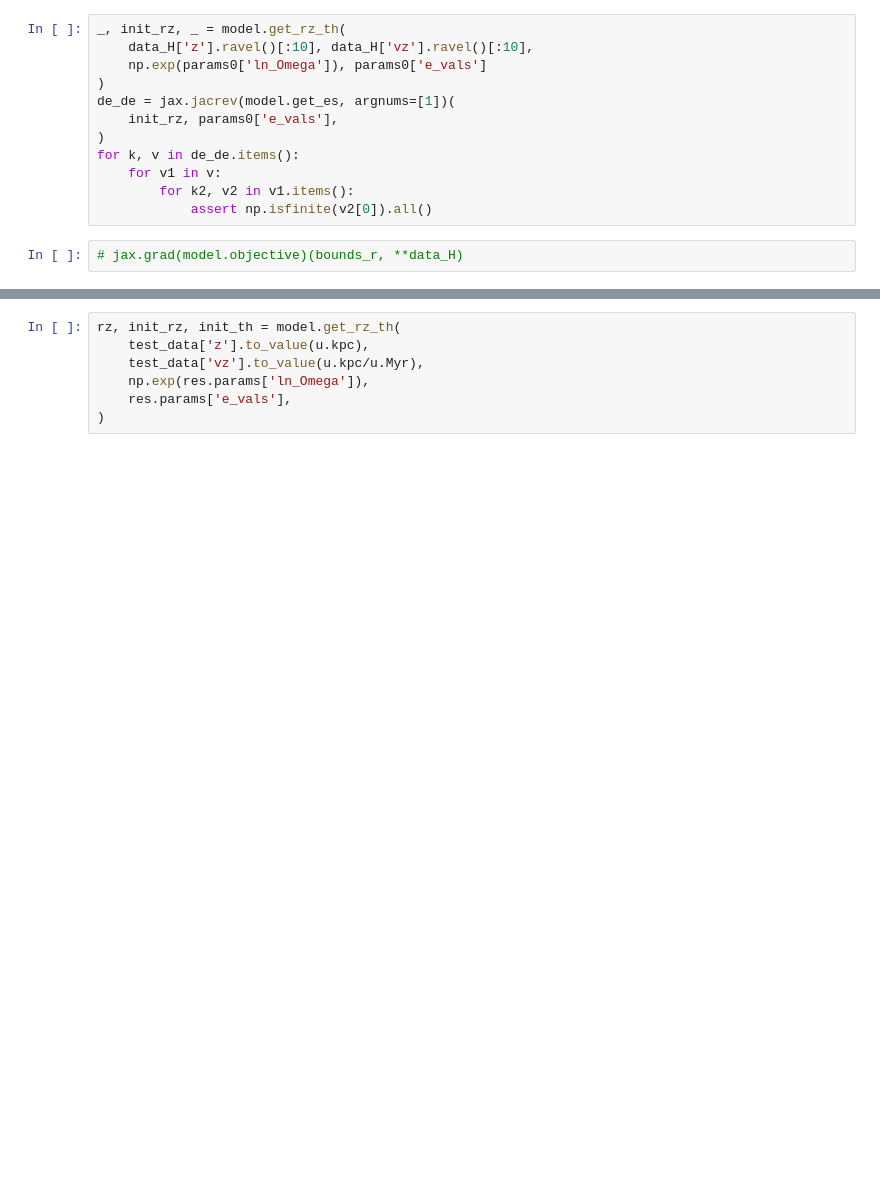
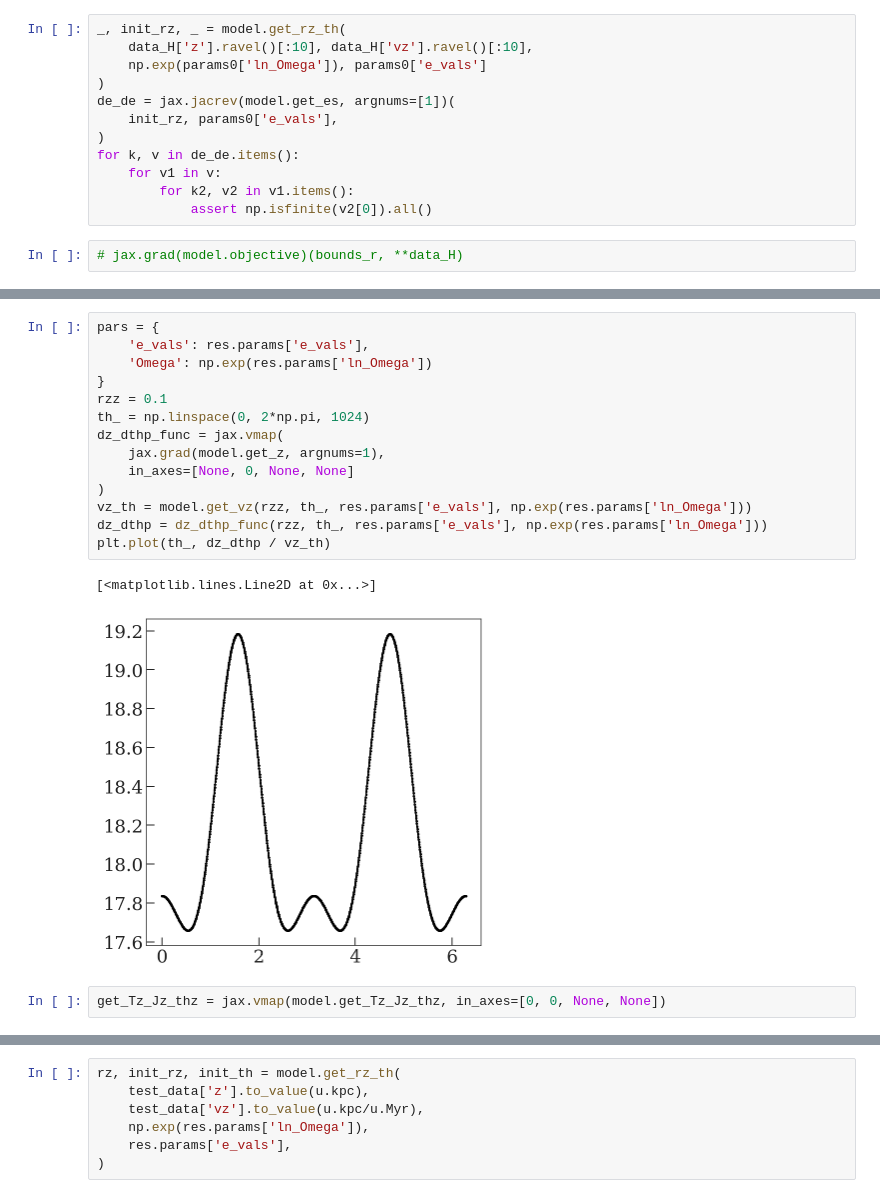
Before and after one commit to adrn/SnailTime, a Jupyter notebook: notebooks/Matched-filter.ipynb, the cells around one changed output, grey strips where cells are left out. Cells and saved outputs as stored; diff of their text form; blank space fills up the shorter version.

```diff
--- a/notebooks/Matched-filter.ipynb
+++ b/notebooks/Matched-filter.ipynb
@@ -209,0 +198,19 @@ axes[2].set_title('normalized residual');
+# %%
+pars = {
+    'e_vals': res.params['e_vals'],
+    'Omega': np.exp(res.params['ln_Omega'])
+}
+rzz = 0.1
+th_ = np.linspace(0, 2*np.pi, 1024)
+dz_dthp_func = jax.vmap(
+    jax.grad(model.get_z, argnums=1),
+    in_axes=[None, 0, None, None]
+)
+vz_th = model.get_vz(rzz, th_, res.params['e_vals'], np.exp(res.params['ln_Omega']))
+dz_dthp = dz_dthp_func(rzz, th_, res.params['e_vals'], np.exp(res.params['ln_Omega']))
+plt.plot(th_, dz_dthp / vz_th)
+# %% [output]
+[<matplotlib.lines.Line2D at 0x...>]
+[figure, added]
+# %%
+get_Tz_Jz_thz = jax.vmap(model.get_Tz_Jz_thz, in_axes=[0, 0, None, None])
```
Also changed, not shown: parts of 19 cells of this notebook, 2 other files.
